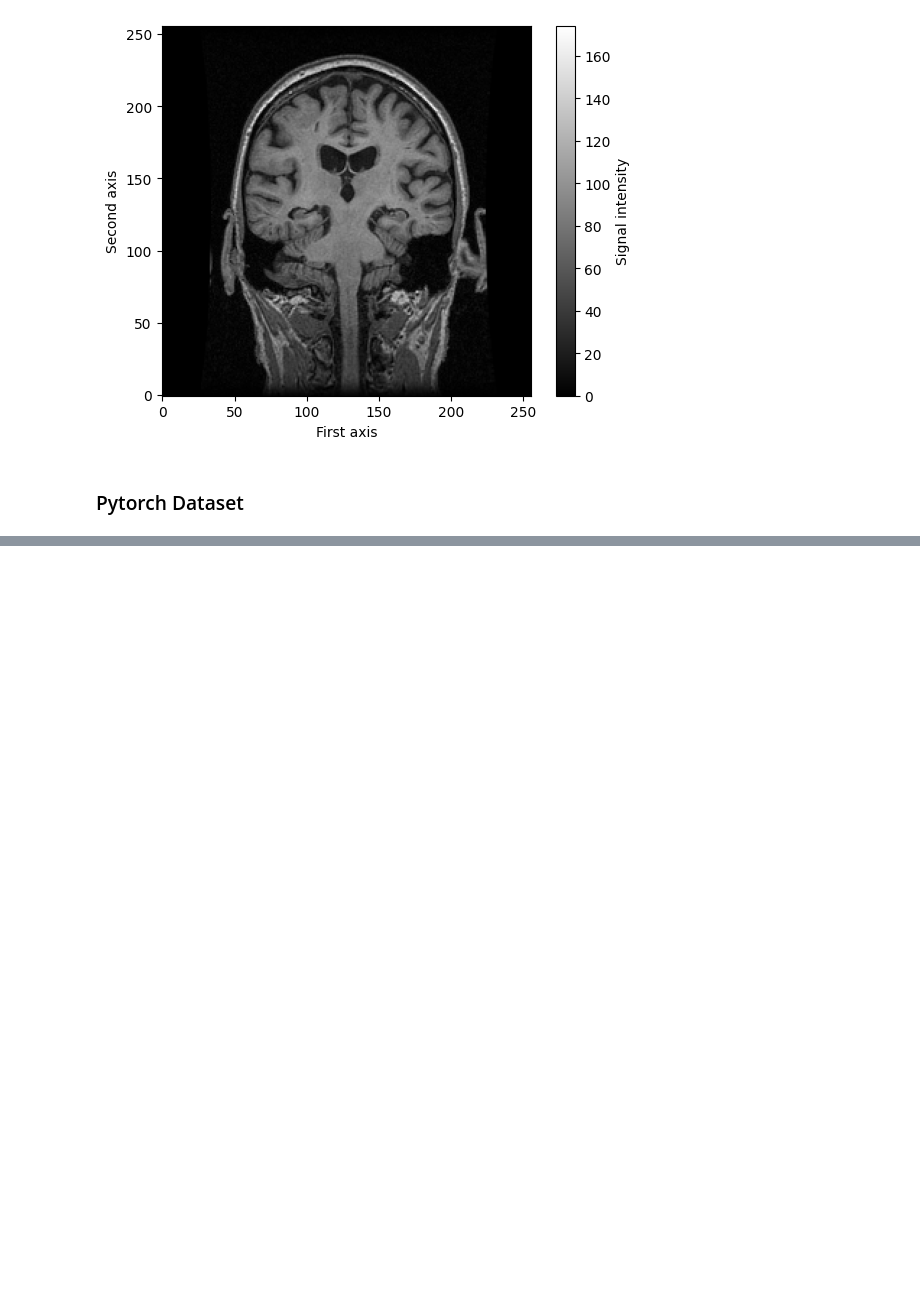
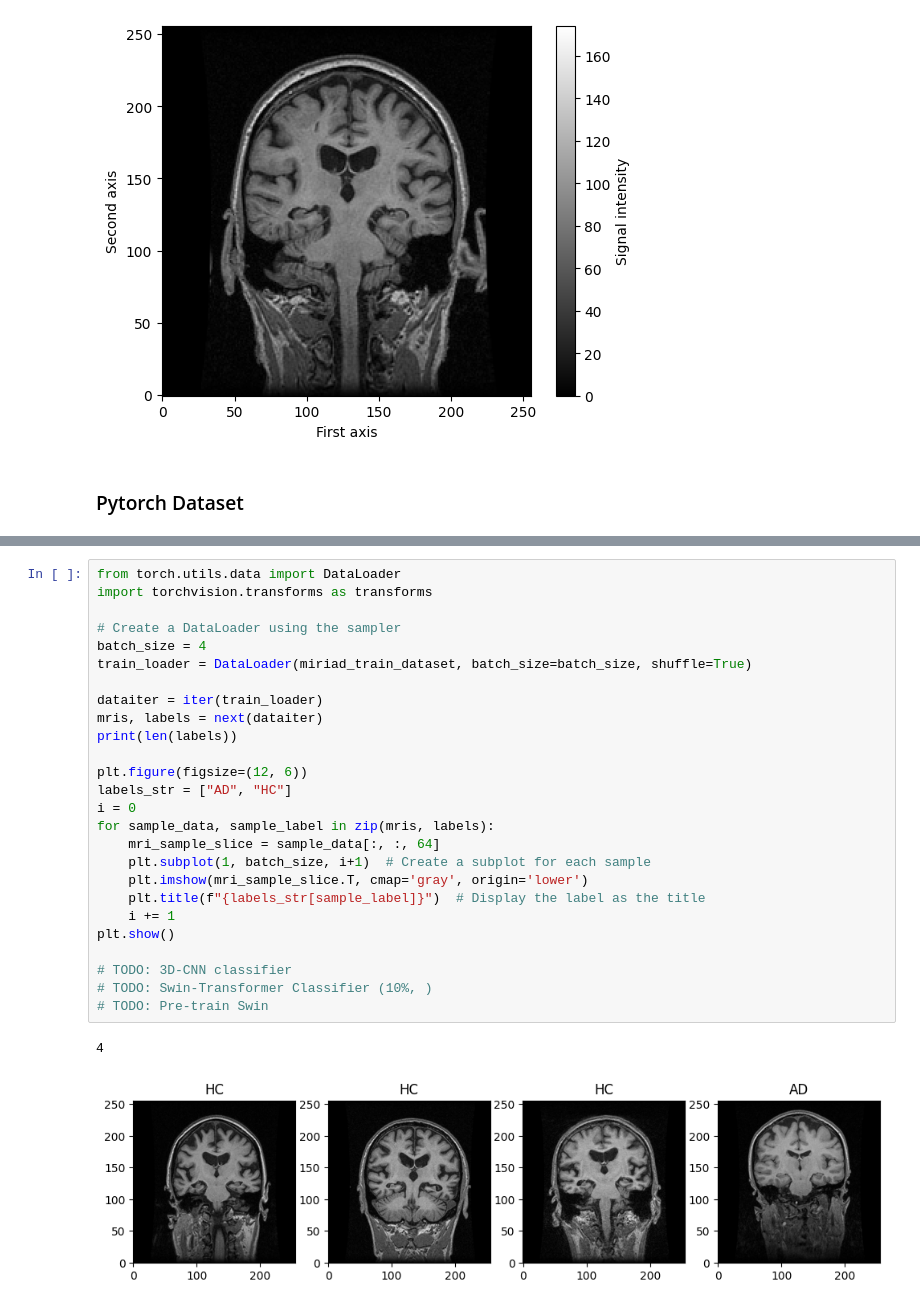
Before and after one commit to KnightTec/mlmi-project, a Jupyter notebook: miriad.ipynb, the cells around one changed output, grey strips where cells are left out. Drawn from its saved outputs; the diff is of its cells as text; blank space fills up the shorter version.

```diff
--- a/miriad.ipynb
+++ b/miriad.ipynb
@@ -89,0 +91,29 @@ plt.show()
+# %%
+from torch.utils.data import DataLoader
+import torchvision.transforms as transforms
+
+# Create a DataLoader using the sampler
+batch_size = 4
+train_loader = DataLoader(miriad_train_dataset, batch_size=batch_size, shuffle=True)
+
+dataiter = iter(train_loader)
+mris, labels = next(dataiter)
+print(len(labels))
+
+plt.figure(figsize=(12, 6))
+labels_str = ["AD", "HC"]
+i = 0
+for sample_data, sample_label in zip(mris, labels):
+    mri_sample_slice = sample_data[:, :, 64]
+    plt.subplot(1, batch_size, i+1)  # Create a subplot for each sample
+    plt.imshow(mri_sample_slice.T, cmap='gray', origin='lower')
+    plt.title(f"{labels_str[sample_label]}")  # Display the label as the title
+    i += 1
+plt.show()
+
+# TODO: 3D-CNN classifier
+# TODO: Swin-Transformer Classifier (10%, )
+# TODO: Pre-train Swin
+# %% [output]
+4
+[figure, added]
```
Also changed, not shown: parts of 5 cells of this notebook, 4 other files.
